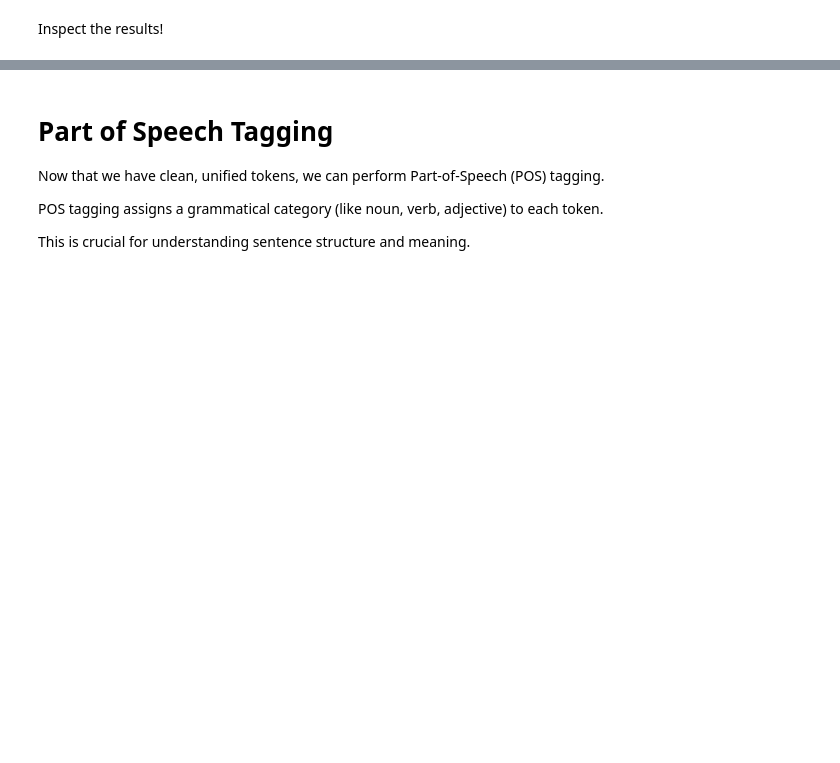
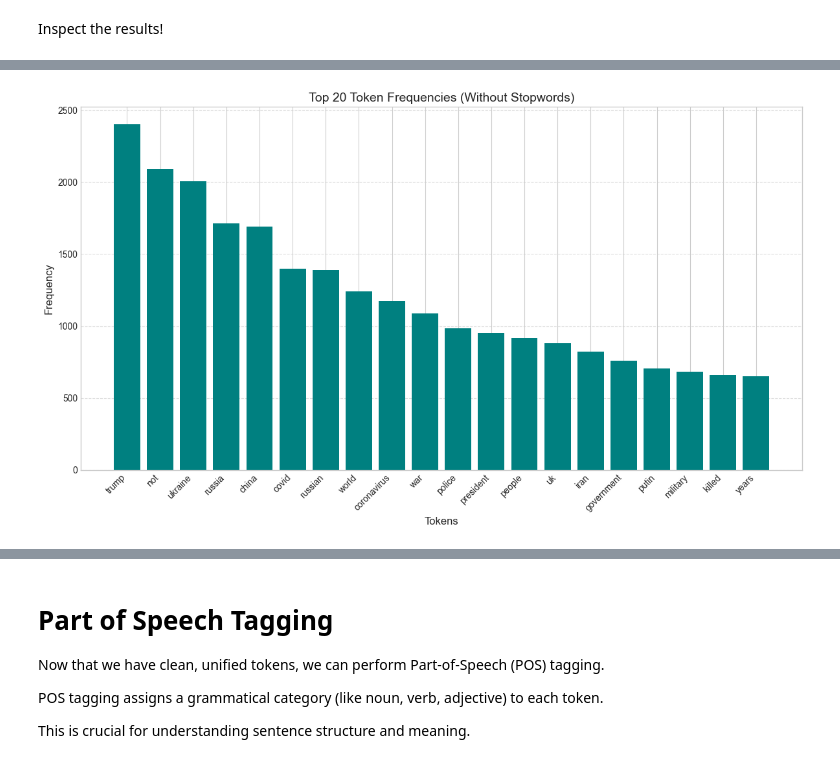
Before and after one commit to Rockhardey54/NLPNewsAnalyzer, a Jupyter notebook: headlines.ipynb, the cells around one changed output, grey strips where cells are left out. Cells and saved outputs as stored; diff of their text form; code cells hidden in the pictures; blank space fills up the shorter version.

```diff
--- a/headlines.ipynb
+++ b/headlines.ipynb
@@ -552,48 +649,71 @@ After stopword removal (first 20):
 Inspect the results!
 # %%
 from collections import Counter
+import matplotlib.pyplot as plt # Import for plotting
+import pandas as pd # Assuming news_df is a pandas DataFrame
 
-# --- WORD TOKENS ---
-print("\n--- WORD TOKENS ---")
+# --- TOKEN COUNTS & FREQUENCIES ---
+print("\n--- TOKEN ANALYSIS ---")
+
+# Calculate counts from the combined list of tokens
+# Assuming 'tokens' represents the concatenated tokens for a row
 token_count_before = sum(news_df['tokens'].apply(len))
 token_count_after = sum(news_df['tokens_nostop'].apply(len))
 
-print("Original token count:", token_count_before)
-print("Token count after stopword removal:", token_count_after)
+print("Original total token count:", token_count_before)
+print("Total token count after stopword removal:", token_count_after)
 print("Reduction: {:.2f}%".format((1 - token_count_after / token_count_before) * 100))
 
-# Display sample for word tokens
-print("\nBefore stopword removal (first 20):")
-print(news_df['tokens'].iloc[0][:20])
-print("\nAfter stopword removal (first 20):")
-print(news_df['tokens_nostop'].iloc[0][:20])
+# Display sample for tokens (from the combined list)
+print("\nSample before stopword removal (first 20 tokens in the first row):")
+# Handle potential empty lists gracefully
+print(news_df['tokens'].iloc[0][:20] if news_df['tokens'].iloc[0] else "[]")
+print("\nSample after stopword removal (first 20 tokens in the first row):")
+# Handle potential empty lists gracefully
+print(news_df['tokens_nostop'].iloc[0][:20] if news_df['tokens_nostop'].iloc[0] else "[]")
 
-# --- SEPARATE HEADLINE TOKENS ---
-print("\n--- SEPARATE HEADLINE TOKENS ---")
-separate_token_count_before = sum(news_df['separate_tokens'].apply(lambda lst: sum(len(tokens) for tokens in lst)))
-separate_token_count_after = sum(news_df['separate_tokens_nostop'].apply(lambda lst: sum(len(tokens) for tokens in lst)))
-print("Original separate headline token count:", separate_token_count_before)
-print("Token count after stopword removal:", separate_token_count_after)
-print("Reduction: {:.2f}%".format((1 - separate_token_count_after / separate_token_count_before) * 100))
 
-# --- TOP 20 TOKENS WITHOUT STOPWORDS ---
-all_tokens_nostop = [token for tokens in news_df['tokens_nostop'].tolist() for token in tokens]
+# Flatten the list of lists of tokens after stopword removal across the entire DataFrame
+# This collects *all* non-stopword tokens into a single list for frequency counting
+all_tokens_nostop = [token for tokens_list in news_df['tokens_nostop'].tolist() for token in tokens_list]
+
+# Calculate frequency distribution
 token_freq = Counter(all_tokens_nostop)
-print("\n--- TOP 20 TOKENS WITHOUT STOPWORDS ---")
-print(token_freq.most_common(20))
 
-# --- TOP 20 SEPARATE HEADLINE TOKENS WITHOUT STOPWORDS ---
-all_separate_tokens_nostop = [
-    token for headline_list in news_df['separate_tokens_nostop'].tolist()
-    for headline in headline_list for token in headline
-]
-separate_token_freq = Counter(all_separate_tokens_nostop)
-print("\n--- TOP 20 SEPARATE HEADLINE TOKENS WITHOUT STOPWORDS ---")
-print(separate_token_freq.most_common(20))
+# Print Top N tokens
+N = 20
+print(f"\n--- TOP {N} TOKENS WITHOUT STOPWORDS ---")
+top_tokens = token_freq.most_common(N)
+print(top_tokens)
 
-sample_text = "This ain't working correctly"
-normalized = normalize_text(sample_text)
-print(f"After normalization: '{normalized}'")
-tokens = tokenize_text(normalized)
-print(f"After tokenization: {tokens}")
+# --- VISUALIZATION ---
+print(f"\n--- PLOTTING TOP {N} TOKENS ---")
+
+if top_tokens:
+    # Prepare data for plotting
+    tokens, counts = zip(*top_tokens)
+
+    plt.figure(figsize=(12, 7)) # Adjust figure size for better readability
+    plt.bar(tokens, counts, color='teal') # Using a different color
+    plt.xlabel('Tokens', fontsize=12) # Increase font size for labels
+    plt.ylabel('Frequency', fontsize=12)
+    plt.title(f'Top {N} Token Frequencies (Without Stopwords)', fontsize=14) # Increase font size for title
+    plt.xticks(rotation=45, ha='right', fontsize=10) # Rotate and adjust alignment of labels
+    plt.yticks(fontsize=10) # Increase font size for y-axis ticks
+    plt.grid(axis='y', linestyle='--', alpha=0.7) # Add a grid for better readability
+    plt.tight_layout() # Adjust layout to prevent labels overlapping
+    plt.show()
+else:
+    print("No tokens found to plot.")
+
+# --- Test Case (Keep this as it's useful for debugging the initial pipeline steps) ---
+print("\n--- TEST CASE ---")
+sample_text = "U.S. u.s. Trump's plan This ain't working correctly"
+try:
+    normalized = normalize_text(sample_text)
+    print(f"After normalization: '{normalized}'")
+    tokens_sample = tokenize_text(normalized)
+    print(f"After tokenization: {tokens_sample}")
+except NameError:
+    print("Skipping test case: normalize_text or tokenize_text not defined in this scope.")
 # %% [output]
@@ -616,0 +735 @@ After tokenization: ['this', 'ai', 'nt', 'working', 'correctly']
+[figure, added]
```
Also changed, not shown: parts of 8 cells of this notebook.
